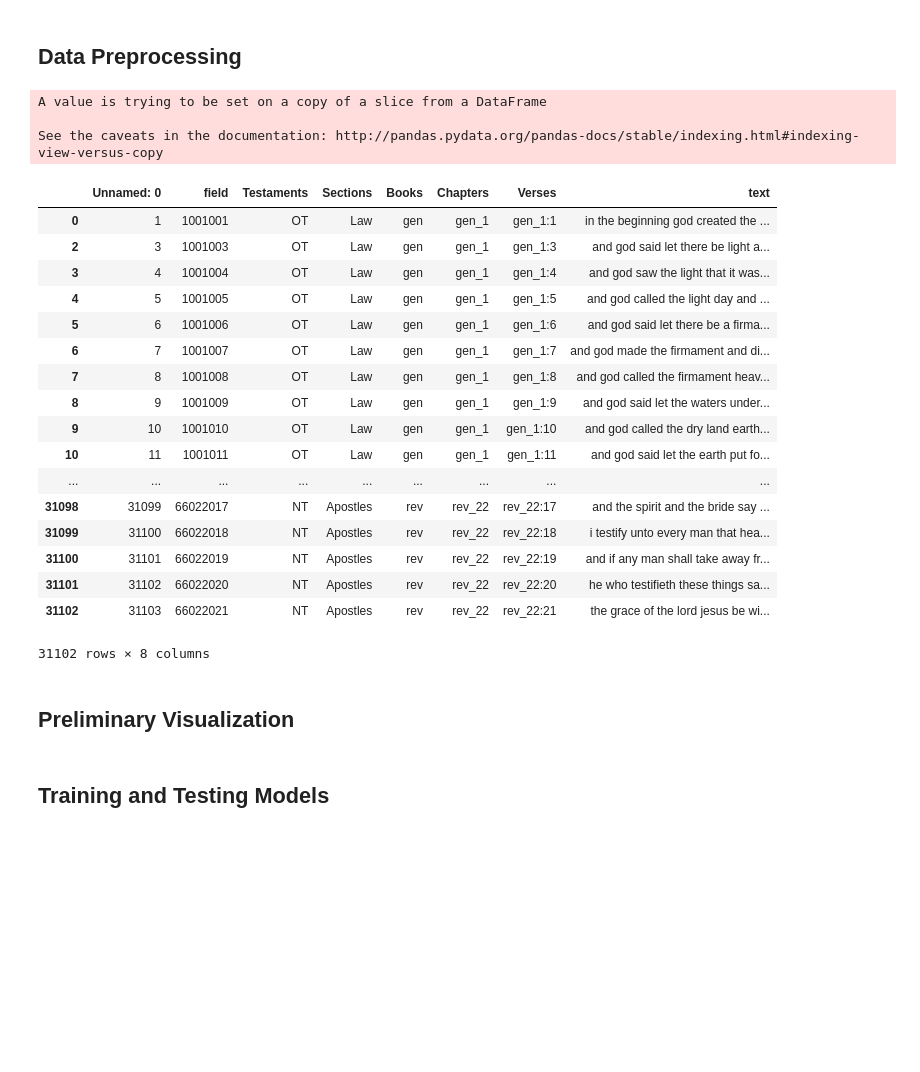
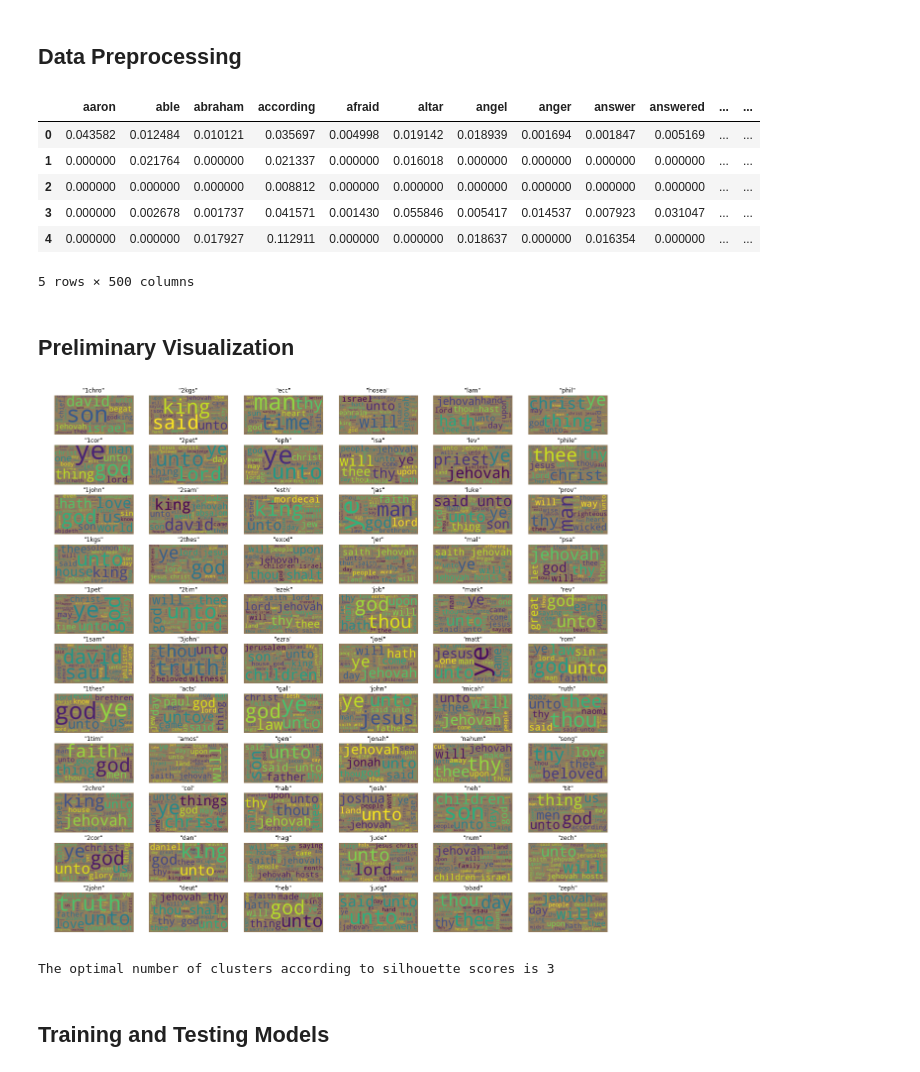
Before and after one commit to rohitkyadv/STAT517, a Jupyter notebook: Question3_Pro2.ipynb, the cells around one changed output. Saved outputs shown, nothing was run; the diff lists cells and outputs as text; code cells hidden in the pictures; blank space fills up the shorter version.

```diff
--- a/Question3_Pro2.ipynb
+++ b/Question3_Pro2.ipynb
@@ -21,41 +31,34 @@ bibleoriginal = pd.read_csv("http://www.webpages.uidaho.edu/~stevel/Datasets/bib
 ## Data Preprocessing
 # %%
 bible = bibleoriginal
+#drop features that are not text or book
+bible = bible.drop(['field','Testaments','Sections','Chapters','Verses'], axis=1)
 bible['text'] = bible['text'].str.lower()
 bible['text'] = bible['text'].str.replace('[^\w\s]','')
 bible['text'] = bible['text'].str.replace('\d+', '')
-biblebooks = bible
-for n in range(len(biblebooks)):
-biblebooks['text'][0] += ' ' + biblebooks['text'][1]
-biblebooks = biblebooks.drop([1])
-biblebooks
-
+bible['text'] = bible['text'].str.strip()
+biblebooks = bible.groupby('Books').agg(' '.join)
 #tf-idf
-#first we create vector using only 100 words and removing useless stop words
-#vector = TfidfVectorizer(stop_words='english', max_features=100)
-#bible = pd.DataFrame(vector.fit_transform(bible).toarray(), columns = vector.get_feature_names())
-#bible
+#first we create vector using only 500 words and removing useless stop words
+#we just consider words that matter to the target variable (salary)
+vector = TfidfVectorizer(stop_words='english', max_features=500)
+data = pd.DataFrame(vector.fit_transform(biblebooks.text).toarray(), columns = vector.get_feature_names())
+#print(biblebooks.shape)
+#print(bibleVectorized.shape)
+data.head()
+#biblebooks = pd.concat([biblebooks['Books'], bibleVectorized], axis=1)
+#print(biblebooks.shape)
+#biblebooks = biblebooks.drop('text', axis=1)
+#print (biblebooks.shape)
+#print (data.shape)
+#print(biblebooks['text'][0])
 # %% [output]
+|  | aaron | able | abraham | according | afraid | altar | angel | anger | answer | answered | ... | ... |
+| 0 | 0.043582 | 0.012484 | 0.010121 | 0.035697 | 0.004998 | 0.019142 | 0.018939 | 0.001694 | 0.001847 | 0.005169 | ... | ... |
+| 1 | 0.000000 | 0.021764 | 0.000000 | 0.021337 | 0.000000 | 0.016018 | 0.000000 | 0.000000 | 0.000000 | 0.000000 | ... | ... |
+| 2 | 0.000000 | 0.000000 | 0.000000 | 0.008812 | 0.000000 | 0.000000 | 0.000000 | 0.000000 | 0.000000 | 0.000000 | ... | ... |
+| 3 | 0.000000 | 0.002678 | 0.001737 | 0.041571 | 0.001430 | 0.055846 | 0.005417 | 0.014537 | 0.007923 | 0.031047 | ... | ... |
+| 4 | 0.000000 | 0.000000 | 0.017927 | 0.112911 | 0.000000 | 0.000000 | 0.018637 | 0.000000 | 0.016354 | 0.000000 | ... | ... |
-A value is trying to be set on a copy of a slice from a DataFrame
-
-See the caveats in the documentation: http://pandas.pydata.org/pandas-docs/stable/indexing.html#indexing-view-versus-copy
+5 rows × 500 columns
-|  | Unnamed: 0 | field | Testaments | Sections | Books | Chapters | Verses | text |
-| 0 | 1 | 1001001 | OT | Law | gen | gen_1 | gen_1:1 | in the beginning god created the ... |
-| 2 | 3 | 1001003 | OT | Law | gen | gen_1 | gen_1:3 | and god said let there be light a... |
-| 3 | 4 | 1001004 | OT | Law | gen | gen_1 | gen_1:4 | and god saw the light that it was... |
-| 4 | 5 | 1001005 | OT | Law | gen | gen_1 | gen_1:5 | and god called the light day and ... |
-| 5 | 6 | 1001006 | OT | Law | gen | gen_1 | gen_1:6 | and god said let there be a firma... |
-| 6 | 7 | 1001007 | OT | Law | gen | gen_1 | gen_1:7 | and god made the firmament and di... |
-| 7 | 8 | 1001008 | OT | Law | gen | gen_1 | gen_1:8 | and god called the firmament heav... |
-| 8 | 9 | 1001009 | OT | Law | gen | gen_1 | gen_1:9 | and god said let the waters under... |
-| 9 | 10 | 1001010 | OT | Law | gen | gen_1 | gen_1:10 | and god called the dry land earth... |
-| 10 | 11 | 1001011 | OT | Law | gen | gen_1 | gen_1:11 | and god said let the earth put fo... |
-| ... | ... | ... | ... | ... | ... | ... | ... | ... |
-| 31098 | 31099 | 66022017 | NT | Apostles | rev | rev_22 | rev_22:17 | and the spirit and the bride say ... |
-| 31099 | 31100 | 66022018 | NT | Apostles | rev | rev_22 | rev_22:18 | i testify unto every man that hea... |
-| 31100 | 31101 | 66022019 | NT | Apostles | rev | rev_22 | rev_22:19 | and if any man shall take away fr... |
-| 31101 | 31102 | 66022020 | NT | Apostles | rev | rev_22 | rev_22:20 | he who testifieth these things sa... |
-| 31102 | 31103 | 66022021 | NT | Apostles | rev | rev_22 | rev_22:21 | the grace of the lord jesus be wi... |
-31102 rows × 8 columns
 # %% [markdown]
 ## Preliminary Visualization
@@ -92,3 +65,26 @@ print (salary.shape)
+# %%
+f, ax = plt.subplots(11, 6, figsize=(20, 20))
+for a in range(11):
+    for b in range(6):
+        wordcloud = WordCloud(max_words=100,background_color="#927c5c").generate(biblebooks['text'][b*11+a])
+        ax[a,b].set(title='k-means Clustering')
+        ax[a,b].imshow(wordcloud, interpolation='bilinear')
+        ax[a,b].set(title='\"' + biblebooks.axes[0][b*11+a] + '\"')
+        ax[a,b].axis("off")
+plt.show()
+# %% [output]
+[figure, added]
+# %%
+# first find optimal number of clusters using silhouette scores
+silhouetteScores = []
+for numClusters in range(3,50):
+    kmeans = KMeans(n_clusters=numClusters, random_state=int(time.time()))
+    pred = kmeans.fit_predict(data)
+    silhouetteScores.append([silhouette_score(data, pred),numClusters])
+optimal = sorted(silhouetteScores)[-1][1]
+print ("The optimal number of clusters according to silhouette scores is", optimal)
+# %% [output]
+The optimal number of clusters according to silhouette scores is 3
 # %%
 #preprocess categorical features
 #salary = pd.get_dummies(salary, columns=['Title', 'LocationNormalized', 'ContractTime', 'ContractType', 'Company', 'Category'], prefix=['Title', 'LocationNormalized', 'ContractTime', 'ContractType', 'Company', 'Category'])
```
Also changed, not shown: parts of 4 cells of this notebook.
